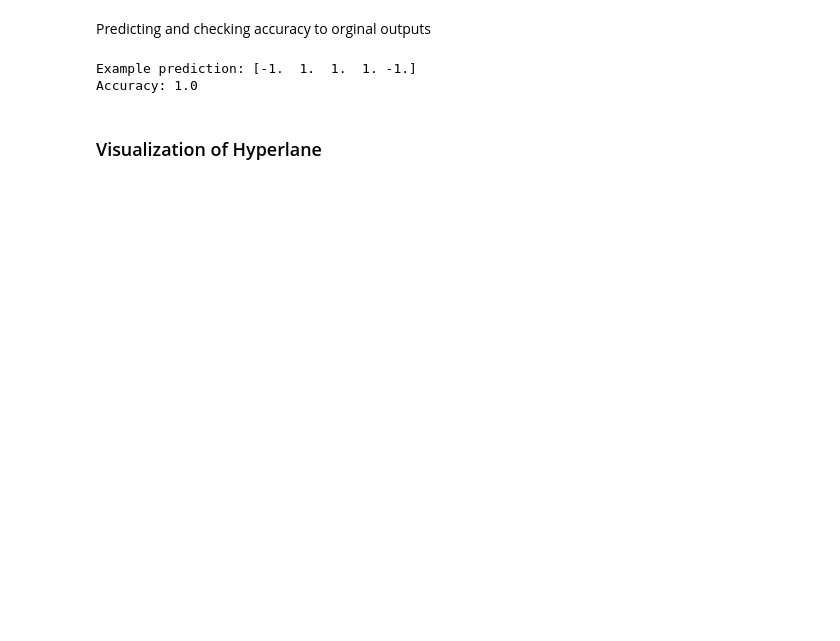
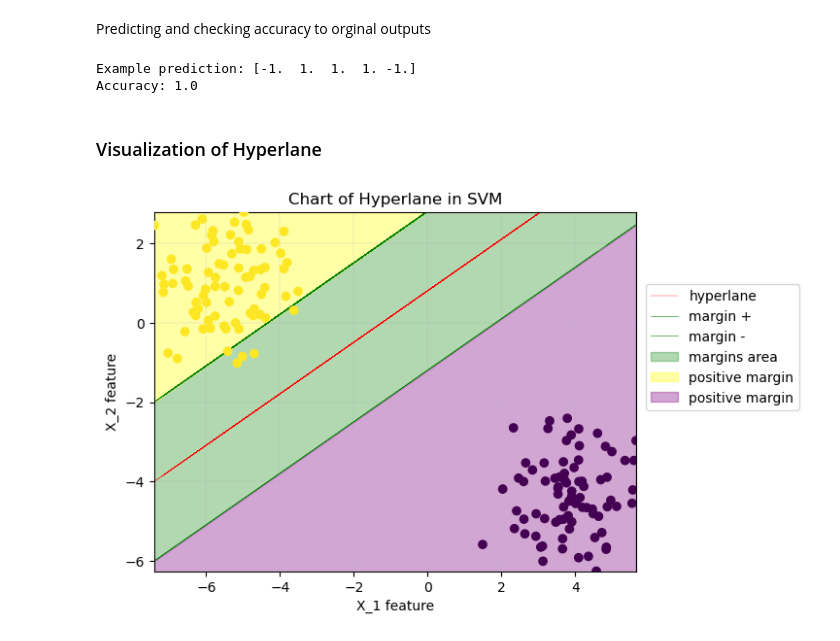
Before and after one commit to JestemSikora/My-SVM-Implementation, a Jupyter notebook: main.ipynb, the cells around one changed output. Drawn from its saved outputs; the diff is of its cells as text; code cells hidden in the pictures; blank space fills up the shorter version.

```diff
--- a/main.ipynb
+++ b/main.ipynb
@@ -79,3 +91,61 @@ Example prediction: [-1.  1.  1.  1. -1.]
 Accuracy: 1.0
 # %% [markdown]
 ### Visualization of Hyperlane
+# %%
+# Visualization
+#y_train = np.vectorize()
+
+def finding_x_2(w, x, b):
+    x_2 = ((- w[0] * x[:,0]) / w[1]) - (b / w[1])
+    return x_2
+
+w = model_1.w
+b = model_1.b
+margin = 2 / w
+
+x_1_min = np.amin(X_train[:,0])
+x_1_max = np.amax(X_train[:,0])
+
+x_2_min = np.amin(X_train[:,1])
+x_2_max = np.amax(X_train[:,1])
+
+x_0_2 = finding_x_2(w, X_train, b)
+# %%
+fig, ax = plt.subplots()
+
+# grid i scatter
+ax.grid(linewidth=0.2, alpha=0.9, zorder=0)
+ax.scatter(X_train[:,0], X_train[:,1], c=y_train, zorder=3)
+
+# hyperlane i margin
+hyperlane = ax.plot(X_train[:,0], x_0_2,        color='red',   linewidth=0.25, label='hyperlane')
+margin_positive = ax.plot(X_train[:,0], x_0_2 + 2,    color='green', linewidth=0.4,  label='margin +')
+margin_negative = ax.plot(X_train[:,0], x_0_2 - 2,    color='green', linewidth=0.4,  label='margin -')
+
+# sortowanie po X, żeby fill_between działało poprawnie
+idx = np.argsort(X_train[:,0])
+x_sorted = X_train[idx,0]
+upper = x_0_2[idx] + 2
+lower = x_0_2[idx] - 2
+
+# zacieniowanie obszaru między marginami
+ax.fill_between(x_sorted, lower, upper,
+                color='green', alpha=0.3, label='margins area')
+
+# Area of positive class
+ax.fill_between(x_sorted, upper, x_2_max, color='yellow', alpha=0.35, label='positive margin')
+
+ax.fill_between(x_sorted, x_1_min, lower, color='purple', alpha=0.35, label='positive margin')
+
+# legenda i limity
+ax.legend(loc='upper left', bbox_to_anchor=(1.02, 0.8), borderaxespad=0)
+ax.set_xlim(np.amin(X_train[:,0]), np.amax(X_train[:,0]))
+ax.set_ylim(np.amin(X_train[:,1]), np.amax(X_train[:,1]))
+
+plt.xlabel('X_1 feature')
+plt.ylabel('X_2 feature')
+plt.title('Chart of Hyperlane in SVM')
+
+plt.show()
+# %% [output]
+[figure, added]
```
Also changed, not shown: parts of 2 cells of this notebook, 1 other file.
